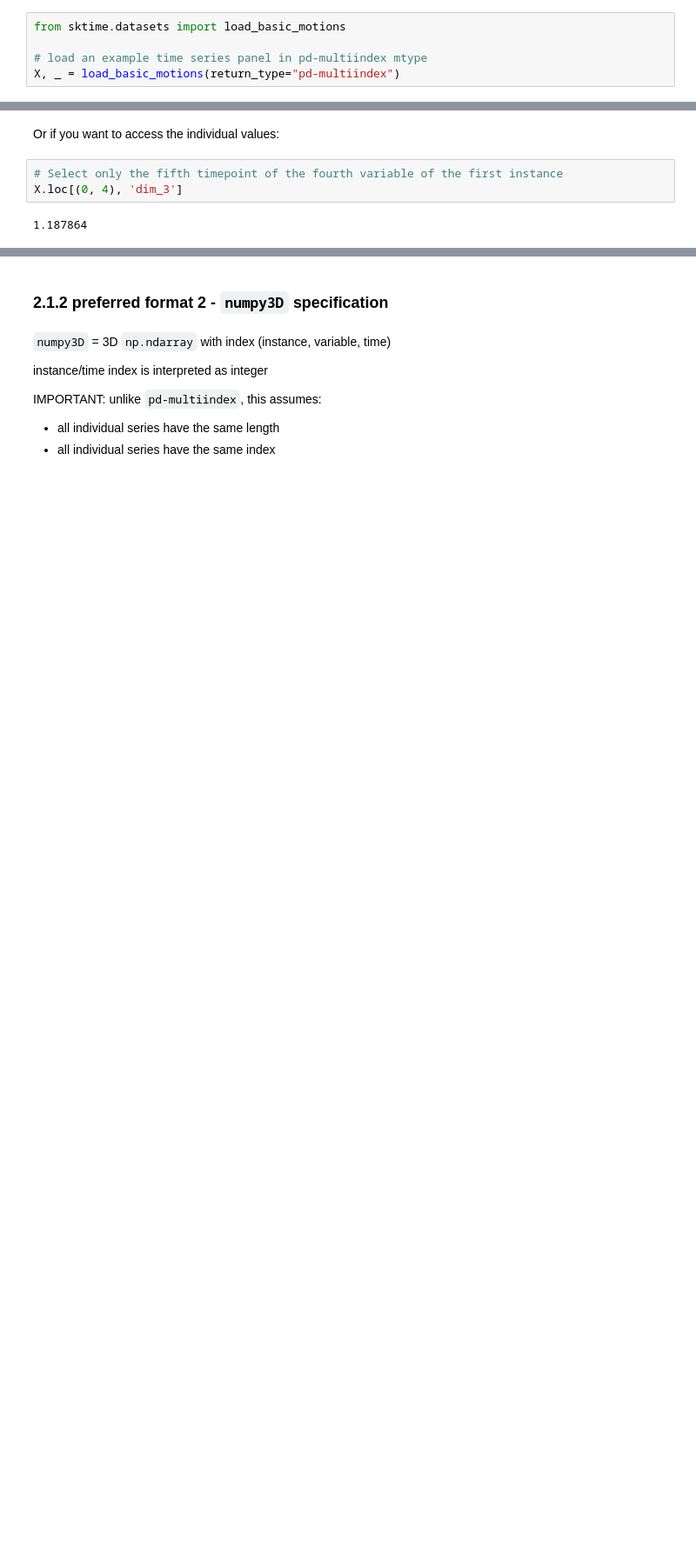
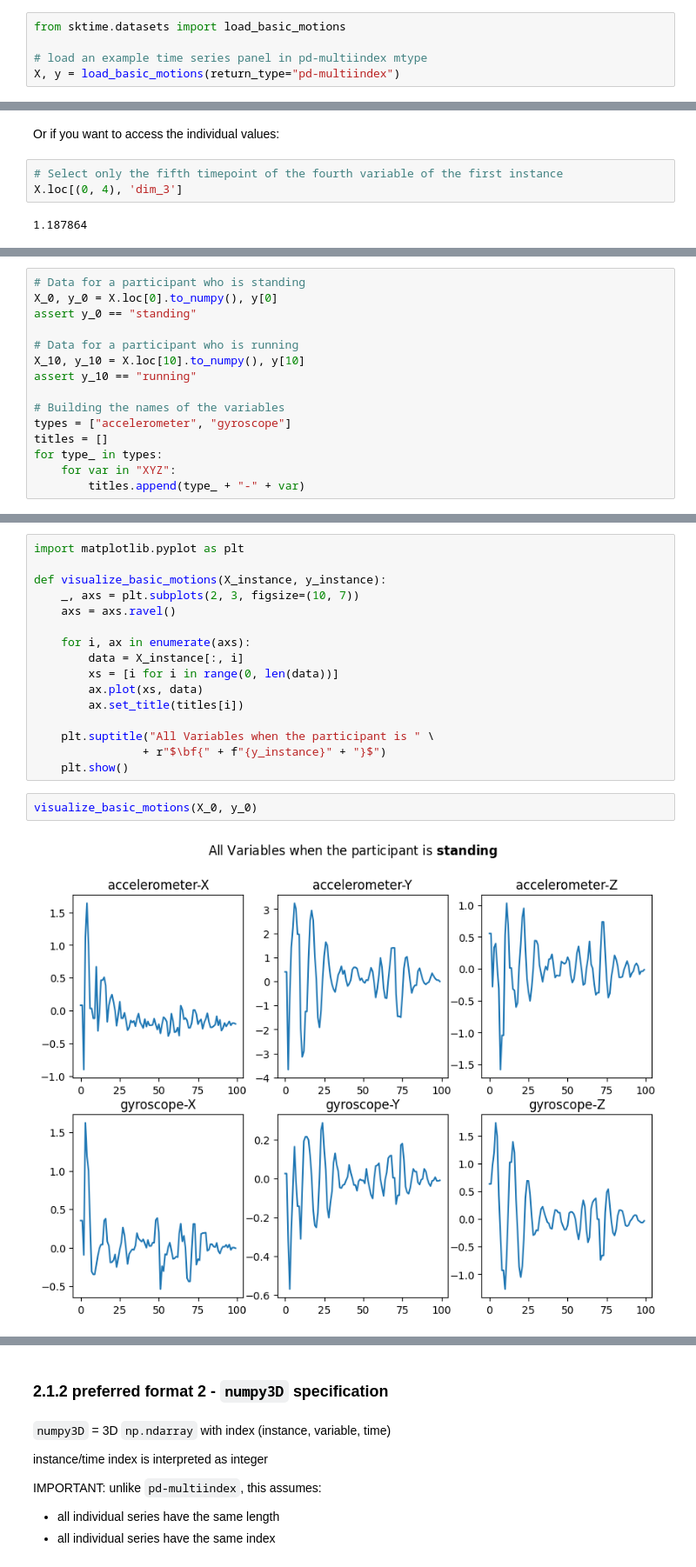
Before and after one commit to sktime/sktime-tutorial-europython-2023, a Jupyter notebook: notebooks/11_panel_tasks.ipynb, the cells around one changed output, grey strips where cells are left out. Shown: that part at 87% size. Cells and saved outputs as stored; diff of their text form; blank space fills up the shorter version.

```diff
--- a/notebooks/11_panel_tasks.ipynb
+++ b/notebooks/11_panel_tasks.ipynb
@@ -92,7 +118,7 @@ X
 from sktime.datasets import load_basic_motions
 
 # load an example time series panel in pd-multiindex mtype
-X, _ = load_basic_motions(return_type="pd-multiindex")
+X, y = load_basic_motions(return_type="pd-multiindex")
 # %% [markdown]
 The basic motions dataset has:
 
@@ -147,0 +176,15 @@ X.loc[(0, 4), 'dim_3']
+# %%
+# Data for a participant who is standing
+X_0, y_0 = X.loc[0].to_numpy(), y[0]
+assert y_0 == "standing"
+
+# Data for a participant who is running
+X_10, y_10 = X.loc[10].to_numpy(), y[10]
+assert y_10 == "running"
+
+# Building the names of the variables
+types = ["accelerometer", "gyroscope"]
+titles = []
+for type_ in types:
+    for var in "XYZ":
+        titles.append(type_ + "-" + var)
@@ -147,0 +195,20 @@ X.loc[(0, 4), 'dim_3']
+# %%
+import matplotlib.pyplot as plt
+
+def visualize_basic_motions(X_instance, y_instance):
+    _, axs = plt.subplots(2, 3, figsize=(10, 7))
+    axs = axs.ravel()
+
+    for i, ax in enumerate(axs):
+        data = X_instance[:, i]
+        xs = [i for i in range(0, len(data))]
+        ax.plot(xs, data)
+        ax.set_title(titles[i])
+
+    plt.suptitle("All Variables when the participant is " \
+                + r"$\bf{" + f"{y_instance}" + "}$")
+    plt.show()
+# %%
+visualize_basic_motions(X_0, y_0)
+# %% [output]
+[figure, added]
```
Also changed, not shown: parts of 24 cells of this notebook, 2 other files.
